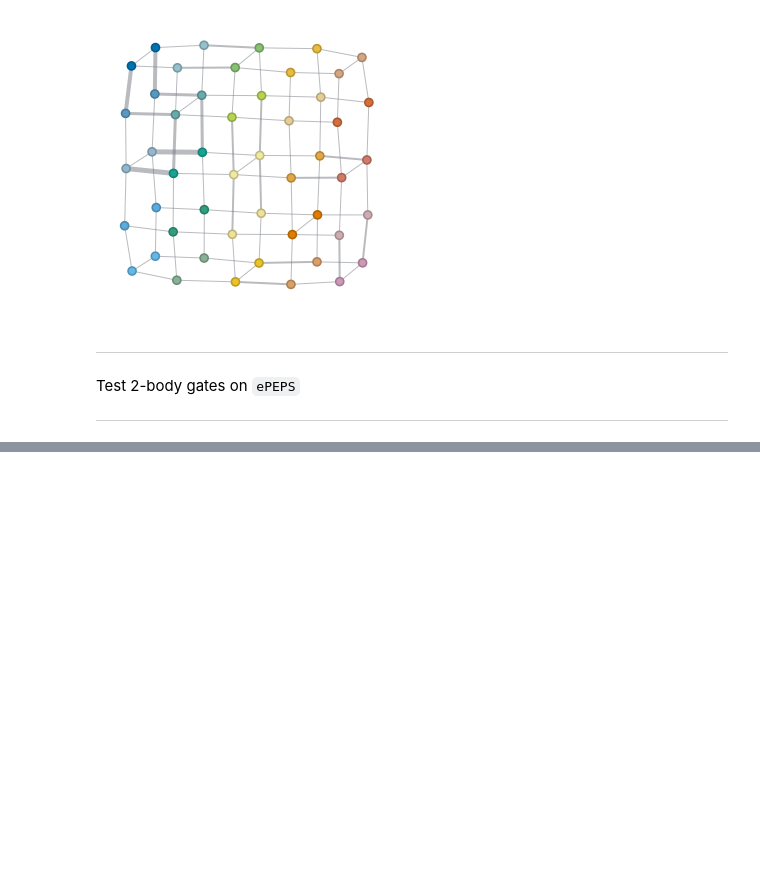
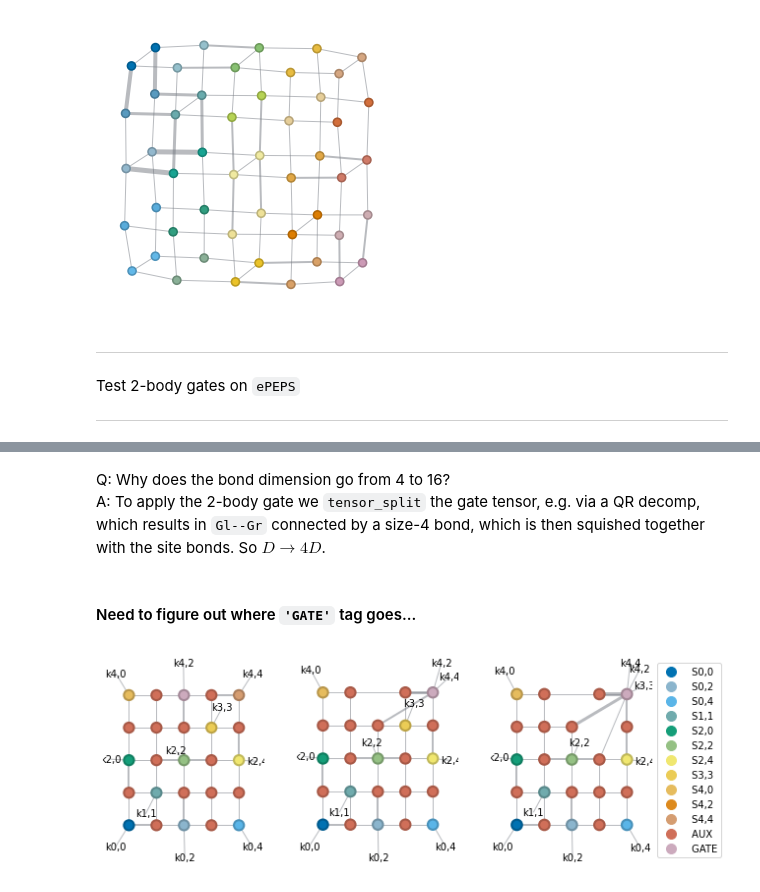
Before and after one commit to gabrielwoolls/fermion-encoding, a Jupyter notebook: Examples-Testing.ipynb, the cells around one changed output, grey strips where cells are left out. Cells and saved outputs as stored; diff of their text form; code cells hidden in the pictures; blank space fills up the shorter version.

```diff
--- a/Examples-Testing.ipynb
+++ b/Examples-Testing.ipynb
@@ -621,0 +608,15 @@ psi1.bond_size((2,0), (2,1))
+# %% [markdown]
+Q: Why does the bond dimension go from 4 to 16?
+A: To apply the 2-body gate we `tensor_split` the gate tensor, e.g. via a QR decomp, which results in `Gl--Gr` connected by a size-4 bond, which is then squished together with the site bonds. So $D\to 4D$.
+# %% [markdown]
+#### Need to figure out where `'GATE'` tag goes...
+# %%
+reload(beeky)
+_, ax = plt.subplots(ncols=3, figsize=(10,4), subplot_kw={'frame_on': 0})
+epeps = beeky.QubitEncodeVector.rand(3, 3).convert_to_ePEPS(dummy_size=2)
+
+epeps.gate(G=qu.rand_matrix(2), coos=((4,2)), contract=True).draw(color=(*epeps.qubit_site_tags(), 'AUX', 'GATE'), ax=ax[0])
+epeps.gate(G=qu.rand_matrix(4), coos=((4,2), (4,4)), contract=True).draw(color=(*epeps.qubit_site_tags(), 'AUX', 'GATE'), ax=ax[1])
+epeps.gate(G=qu.rand_matrix(8), coos=((4,2), (4,4), (3,3)), contract=True).draw(color=(*epeps.qubit_site_tags(), 'AUX', 'GATE'), ax=ax[2])
+# %% [output]
+[figure, added]
```
Also changed, not shown: parts of 8 cells of this notebook, 1 other file.
